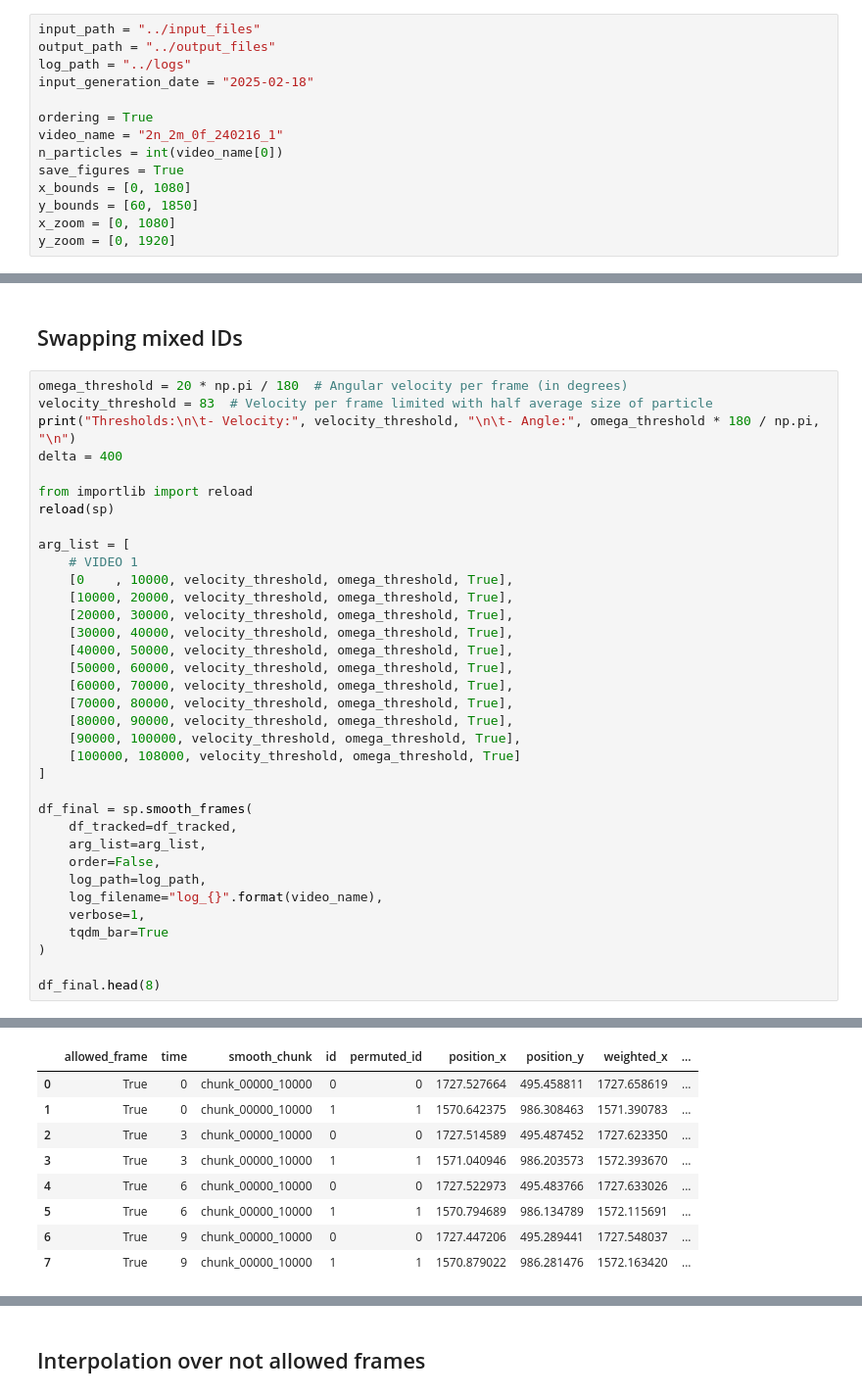
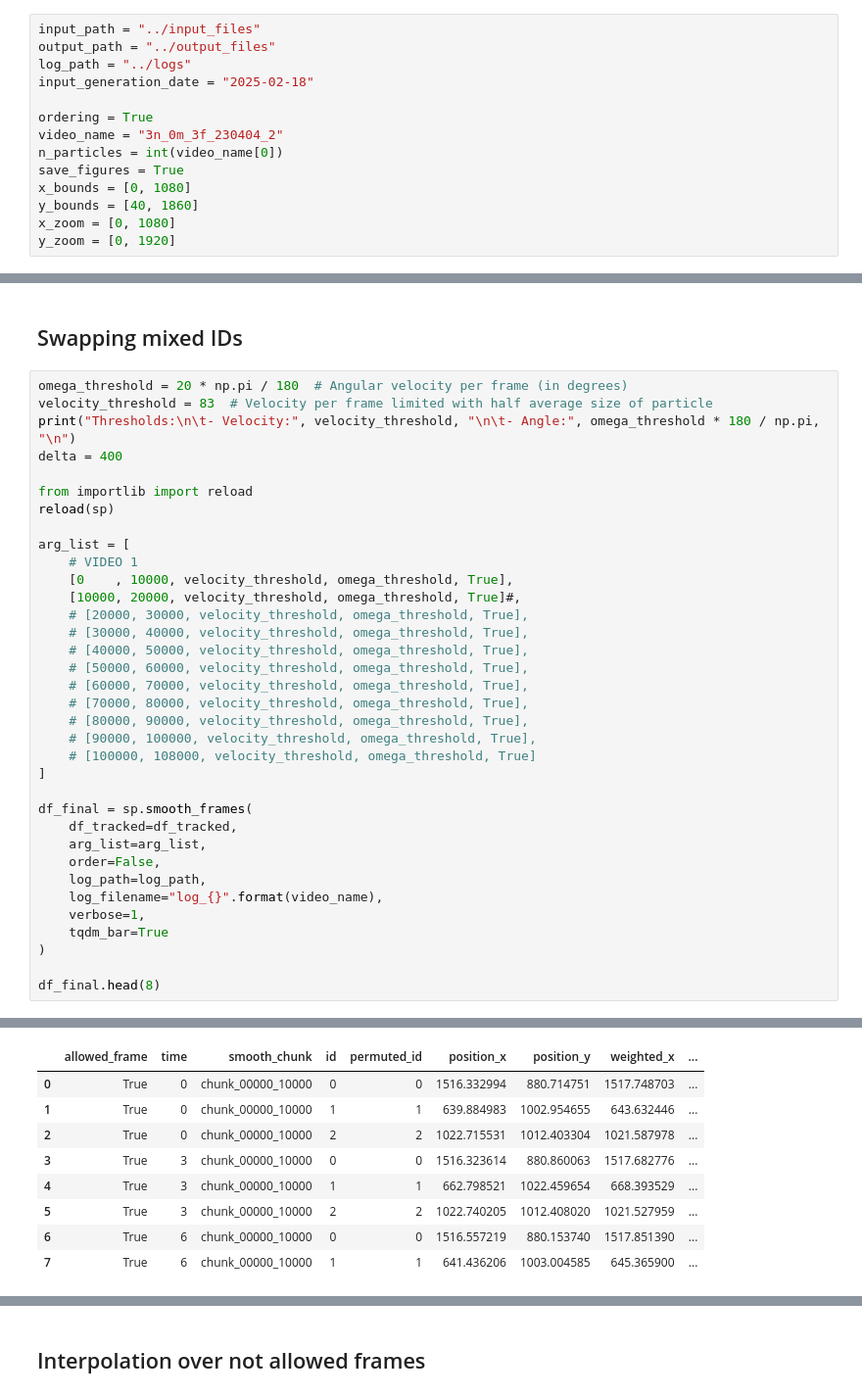
Before and after one commit to fsabrilb/High_Order_Interactions, a Jupyter notebook: tracking_videos/scripts/smoothing_particles.ipynb, the cells around one changed output, grey strips where cells are left out. Shown at 98% size. Cells and saved outputs as stored; diff of their text form.

```diff
--- a/tracking_videos/scripts/smoothing_particles.ipynb
+++ b/tracking_videos/scripts/smoothing_particles.ipynb
@@ -28,11 +28,11 @@ log_path = "../logs"
 input_generation_date = "2025-02-18"
 
 ordering = True
-video_name = "2n_2m_0f_240216_1"
+video_name = "3n_0m_3f_230404_2"
 n_particles = int(video_name[0])
 save_figures = True
 x_bounds = [0, 1080]
-y_bounds = [60, 1850]
+y_bounds = [40, 1860]
 x_zoom = [0, 1080]
 y_zoom = [0, 1920]
 # %% [markdown]
@@ -64,16 +66,16 @@ reload(sp)
 arg_list = [
     # VIDEO 1
     [0    , 10000, velocity_threshold, omega_threshold, True],
-    [10000, 20000, velocity_threshold, omega_threshold, True],
-    [20000, 30000, velocity_threshold, omega_threshold, True],
-    [30000, 40000, velocity_threshold, omega_threshold, True],
-    [40000, 50000, velocity_threshold, omega_threshold, True],
-    [50000, 60000, velocity_threshold, omega_threshold, True],
-    [60000, 70000, velocity_threshold, omega_threshold, True],
-    [70000, 80000, velocity_threshold, omega_threshold, True],
-    [80000, 90000, velocity_threshold, omega_threshold, True],
-    [90000, 100000, velocity_threshold, omega_threshold, True],
-    [100000, 108000, velocity_threshold, omega_threshold, True]
+    [10000, 20000, velocity_threshold, omega_threshold, True]#,
+    # [20000, 30000, velocity_threshold, omega_threshold, True],
+    # [30000, 40000, velocity_threshold, omega_threshold, True],
+    # [40000, 50000, velocity_threshold, omega_threshold, True],
+    # [50000, 60000, velocity_threshold, omega_threshold, True],
+    # [60000, 70000, velocity_threshold, omega_threshold, True],
+    # [70000, 80000, velocity_threshold, omega_threshold, True],
+    # [80000, 90000, velocity_threshold, omega_threshold, True],
+    # [90000, 100000, velocity_threshold, omega_threshold, True],
+    # [100000, 108000, velocity_threshold, omega_threshold, True]
 ]
 
 df_final = sp.smooth_frames(
@@ -97,12 +96,12 @@ Time: 90000 Chunks 2 Allowed time 89847 Permutation [0 1]
 |  | allowed_frame | time | smooth_chunk | id | permuted_id | position_x | position_y | weighted_x | ... |
-| 0 | True | 0 | chunk_00000_10000 | 0 | 0 | 1727.527664 | 495.458811 | 1727.658619 | ... |
-| 1 | True | 0 | chunk_00000_10000 | 1 | 1 | 1570.642375 | 986.308463 | 1571.390783 | ... |
-| 2 | True | 3 | chunk_00000_10000 | 0 | 0 | 1727.514589 | 495.487452 | 1727.623350 | ... |
-| 3 | True | 3 | chunk_00000_10000 | 1 | 1 | 1571.040946 | 986.203573 | 1572.393670 | ... |
-| 4 | True | 6 | chunk_00000_10000 | 0 | 0 | 1727.522973 | 495.483766 | 1727.633026 | ... |
-| 5 | True | 6 | chunk_00000_10000 | 1 | 1 | 1570.794689 | 986.134789 | 1572.115691 | ... |
-| 6 | True | 9 | chunk_00000_10000 | 0 | 0 | 1727.447206 | 495.289441 | 1727.548037 | ... |
-| 7 | True | 9 | chunk_00000_10000 | 1 | 1 | 1570.879022 | 986.281476 | 1572.163420 | ... |
+| 0 | True | 0 | chunk_00000_10000 | 0 | 0 | 1516.332994 | 880.714751 | 1517.748703 | ... |
+| 1 | True | 0 | chunk_00000_10000 | 1 | 1 | 639.884983 | 1002.954655 | 643.632446 | ... |
+| 2 | True | 0 | chunk_00000_10000 | 2 | 2 | 1022.715531 | 1012.403304 | 1021.587978 | ... |
+| 3 | True | 3 | chunk_00000_10000 | 0 | 0 | 1516.323614 | 880.860063 | 1517.682776 | ... |
+| 4 | True | 3 | chunk_00000_10000 | 1 | 1 | 662.798521 | 1022.459654 | 668.393529 | ... |
+| 5 | True | 3 | chunk_00000_10000 | 2 | 2 | 1022.740205 | 1012.408020 | 1021.527959 | ... |
+| 6 | True | 6 | chunk_00000_10000 | 0 | 0 | 1516.557219 | 880.153740 | 1517.851390 | ... |
+| 7 | True | 6 | chunk_00000_10000 | 1 | 1 | 641.436206 | 1003.004585 | 645.365900 | ... |
 # %%
 df_final.tail(5)
 # %% [output]
```
Also changed, not shown: parts of 6 cells of this notebook, 2 other files.
